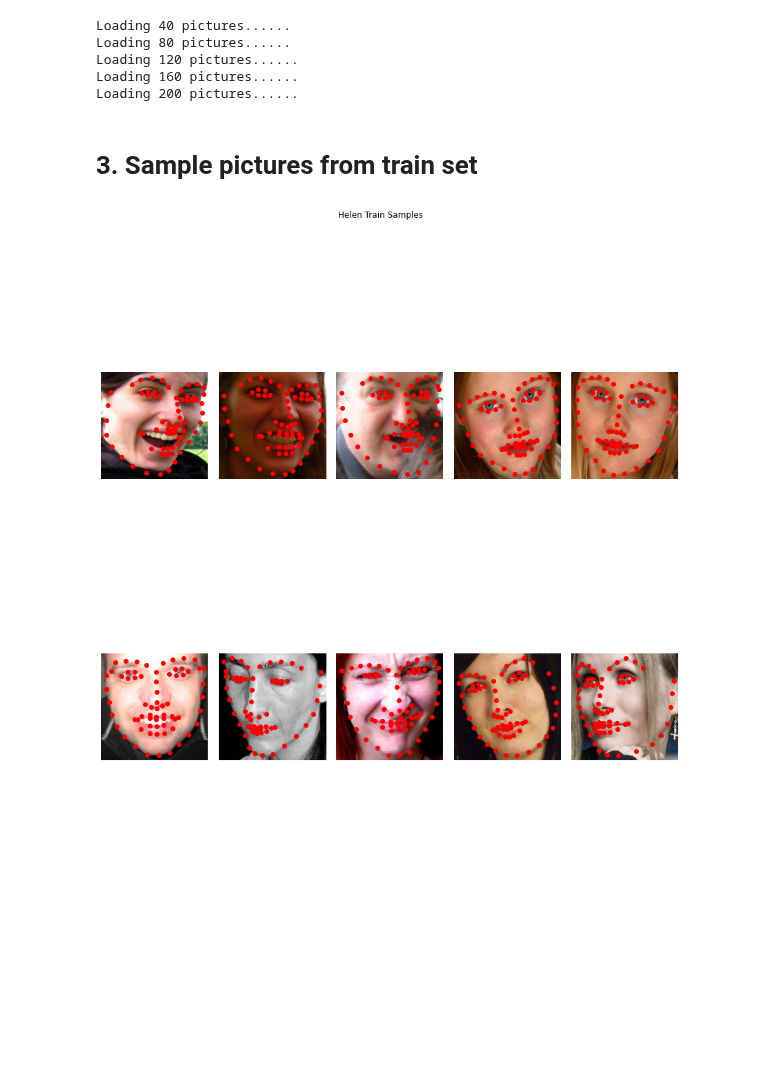
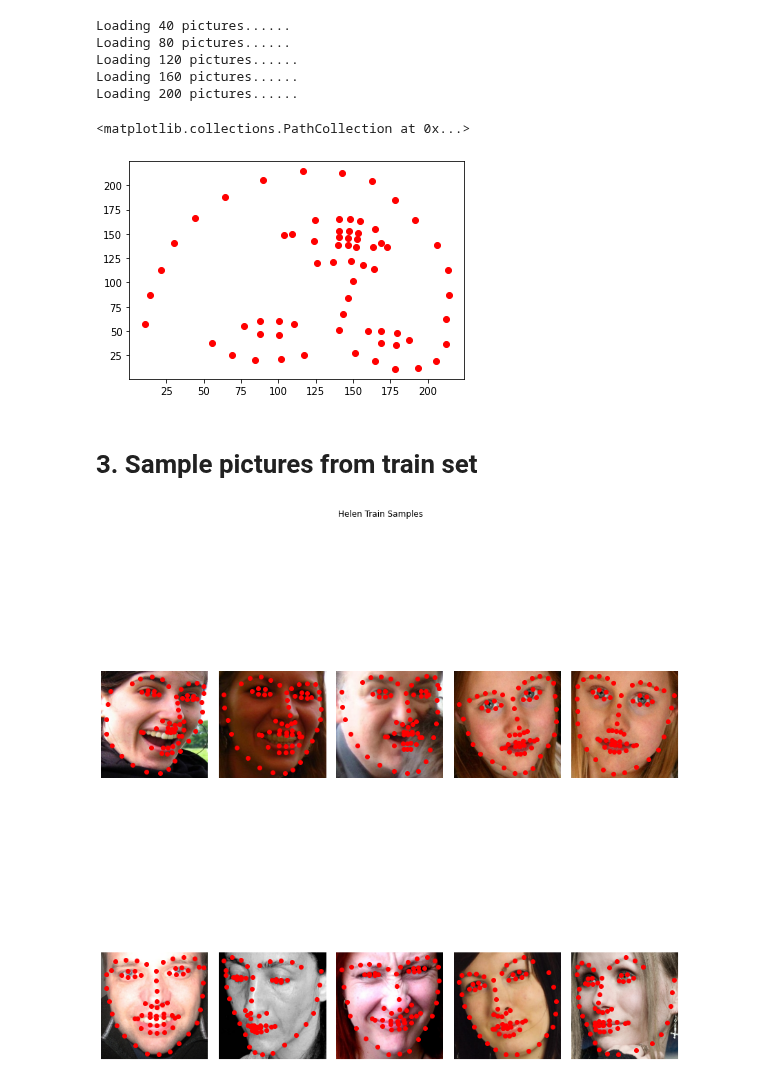
Before and after one commit to Pengchengzhi/Face-Alignment-DRF, a Jupyter notebook: main.ipynb, the cells around one changed output. Drawn from its saved outputs; the diff is of its cells as text; code cells hidden in the pictures; blank space fills up the shorter version.

```diff
--- a/main.ipynb
+++ b/main.ipynb
@@ -115,12 +124,20 @@ for test_key in htest_pts.keys():
     break
   else: i+=1
 test_label = test_label.reshape(test_size,-1)
+test_label[:][1::2] = 224-test_label[:][1::2]
 # %% [output]
 Loading 40 pictures......
 Loading 80 pictures......
 Loading 120 pictures......
 Loading 160 pictures......
 Loading 200 pictures......
+# %%
+x2 = test_label[0][::2].cpu().detach().numpy()
+y2 = test_label[0][1::2].cpu().detach().numpy()
+plt.scatter(x2,y2,c='r',label='Sample test pts')
+# %% [output]
+<matplotlib.collections.PathCollection at 0x...>
+[figure, added]
 # %% [markdown]
 # 3. Sample pictures from train set
 # %%
```
Also changed, not shown: parts of 11 cells of this notebook.
